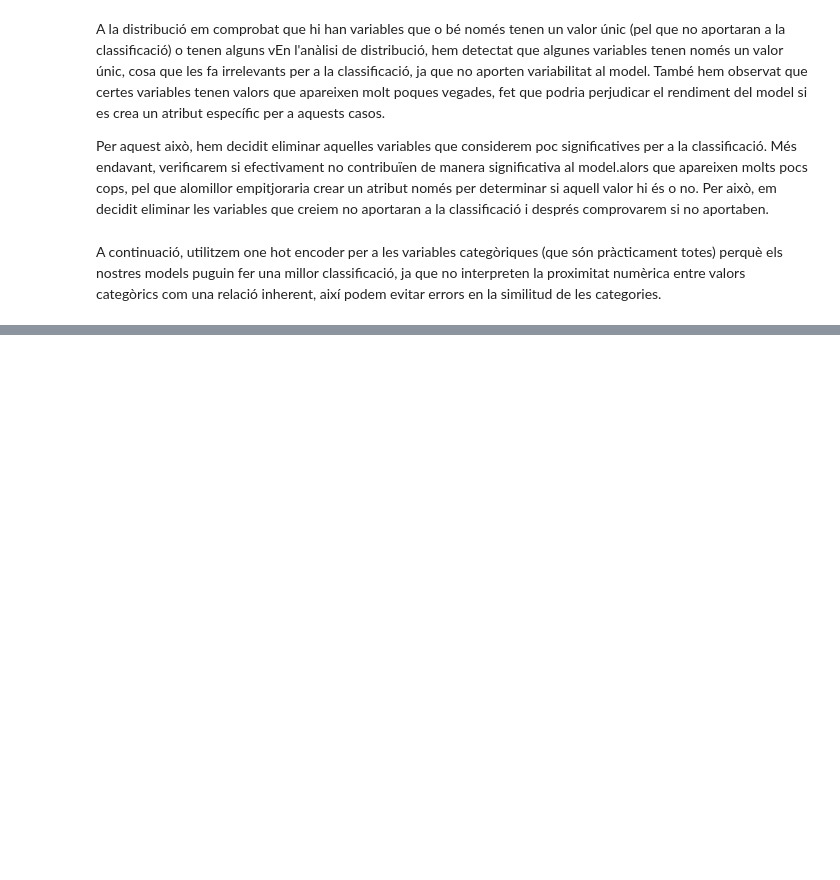
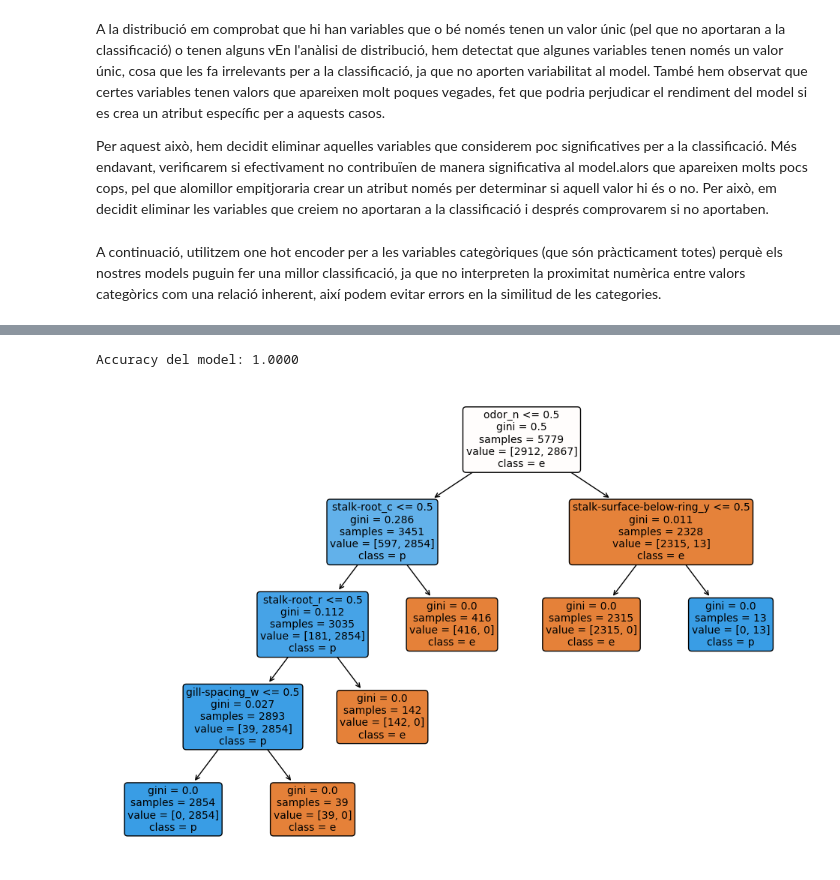
Before and after one commit to p2004dr/apc-cas-kaggle-mushroom-classification, a Jupyter notebook: Notebook.ipynb, the cells around one changed output, grey strips where cells are left out. Drawn from its saved outputs; the diff is of its cells as text; code cells hidden in the pictures; blank space fills up the shorter version.

Commit message:
Avaluacio de models i feature importance

```diff
--- a/Notebook.ipynb
+++ b/Notebook.ipynb
@@ -337,0 +347,10 @@ data_final
+# %%
+class_percentage = data_final['class'].value_counts(normalize=True) * 100
+print("Percentatge de cada classe:")
+print(class_percentage)
+
+X = data_final.drop('class', axis=1)
+y = data_final['class']
+y = y.replace({'e': 0, 'p': 1})
+
+X_train, X_test, y_train, y_test = train_test_split(X, y, test_size=0.2, random_state=42)
@@ -337,0 +457,20 @@ data_final
+# %%
+decision_tree = DecisionTreeClassifier(max_depth=4, random_state=42)
+decision_tree.fit(X_train, y_train)
+
+y_pred = decision_tree.predict(X_test)
+
+accuracy = accuracy_score(y_test, y_pred)
+print(f"Accuracy del model: {accuracy:.4f}")
+
+plt.figure(figsize=(12, 8))
+plot_tree(decision_tree,
+          filled=True,
+          feature_names=X.columns,
+          class_names=['e', 'p'],
+          rounded=True,
+          fontsize=10)
+plt.show()
+# %% [output]
+Accuracy del model: 1.0000
+[figure, added]
```
Also changed, not shown: parts of 10 cells of this notebook.
